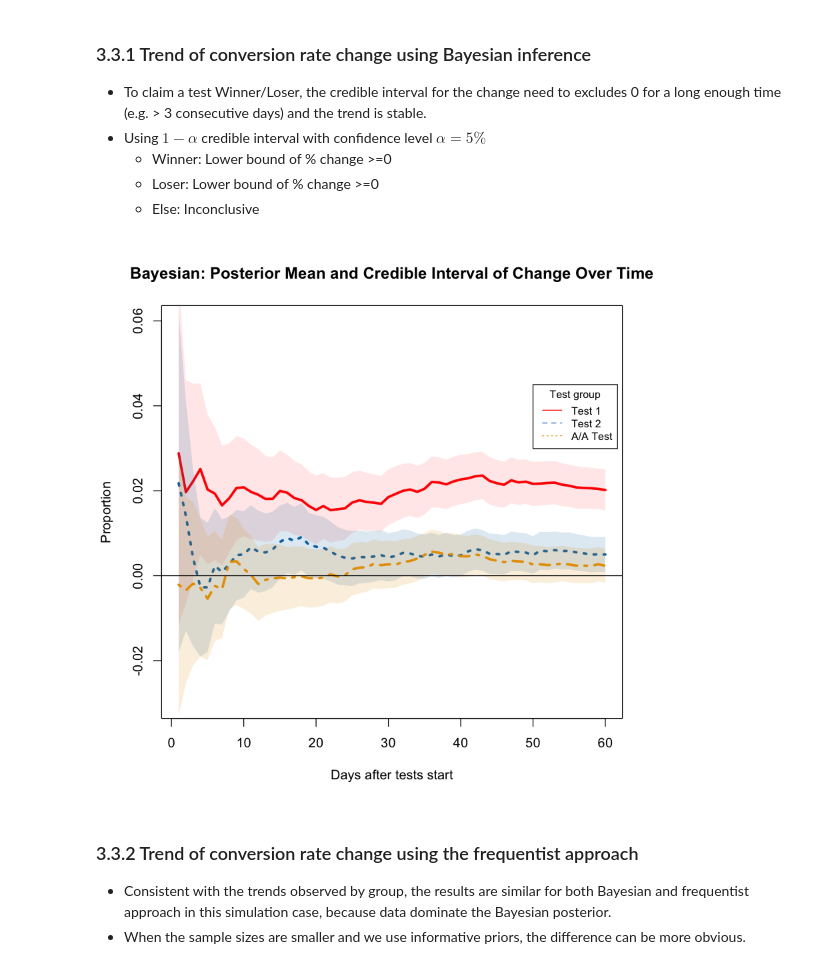
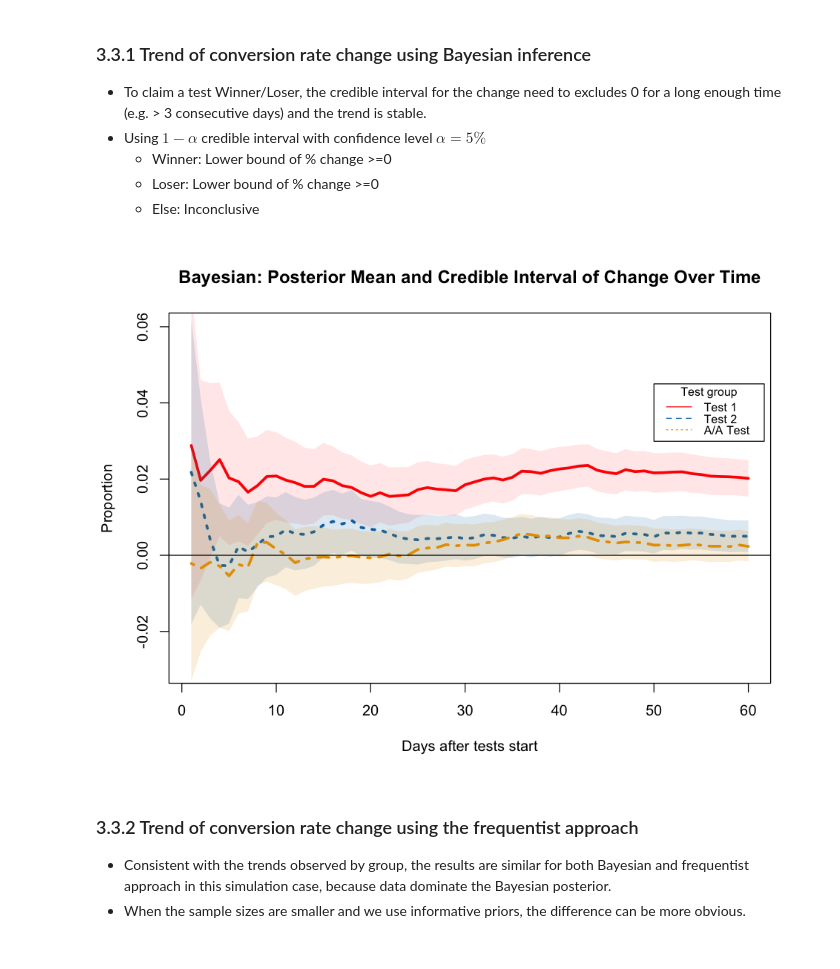
Before and after one commit to tukichen/Bayesian_AB_testing, a Jupyter notebook: Bayesian_AB_testing.ipynb, the cells around one changed output. Saved outputs shown, nothing was run; the diff lists cells and outputs as text; code cells hidden in the pictures.

```diff
--- a/Bayesian_AB_testing.ipynb
+++ b/Bayesian_AB_testing.ipynb
@@ -467,10 +506,11 @@ Change_plot <- function( num_tests=3,   Bayes = TRUE)
    - Winner: Lower bound of % change >=0
    - Loser: Lower bound of % change >=0
    - Else: Inconclusive
-# %%
-Change_plot( Bayes= TRUE)
-# %% [output]
-[figure, removed]
+# %%
+options(repr.plot.width=8, repr.plot.height= 6)
+Change_plot( Bayes= TRUE)
+# %% [output]
+[figure, added]
 # %% [markdown]
 ### 3.3.2 Trend of conversion rate change using the frequentist approach
 
```
Also changed, not shown: parts of 8 cells of this notebook, 2 other files.
